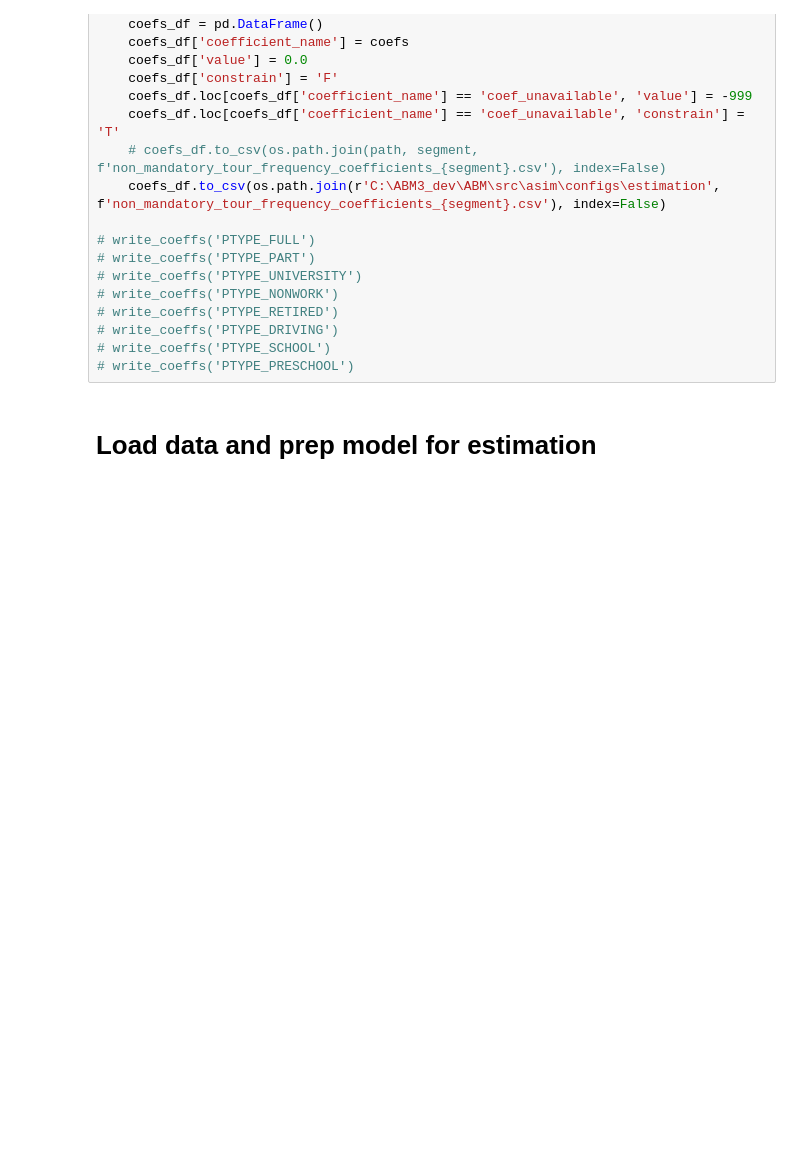
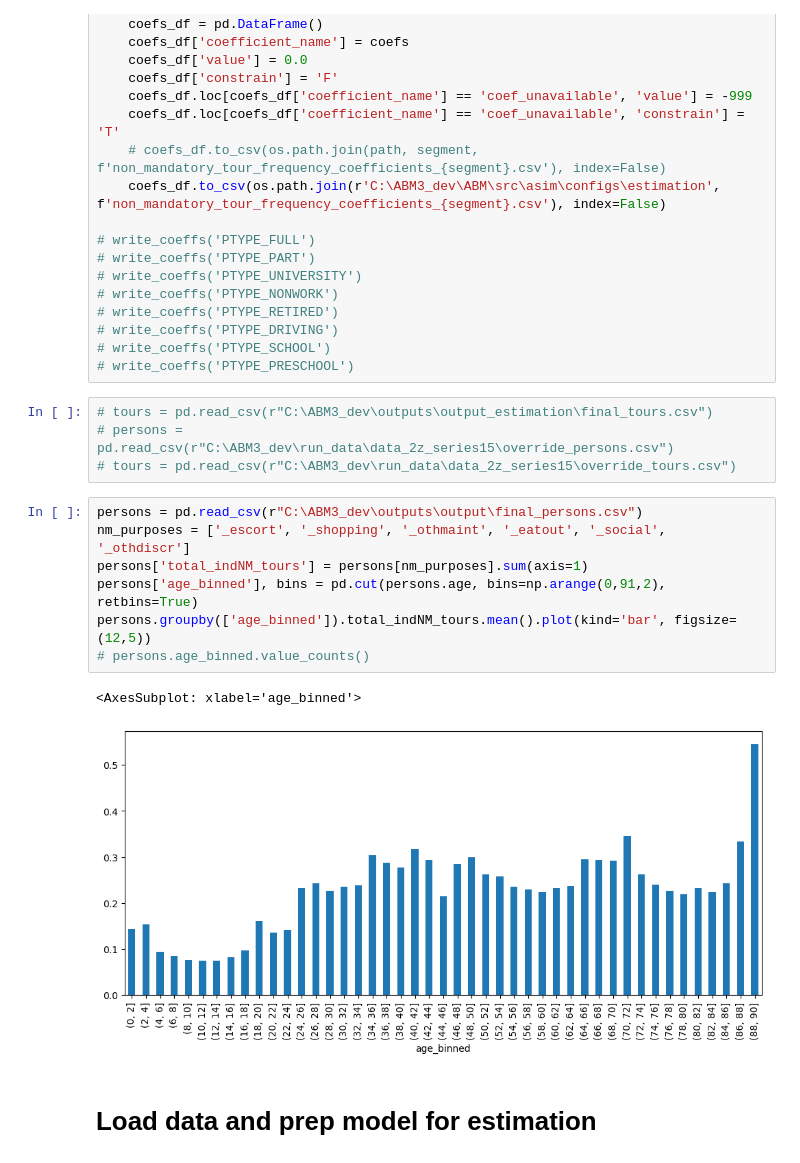
Before and after one commit to SANDAG/ABM, a Jupyter notebook: src/asim/estimation/resident/non_mand_tour_freq.ipynb, the cells around one changed output. Drawn from its saved outputs; the diff is of its cells as text; blank space fills up the shorter version.

```diff
--- a/src/asim/estimation/resident/non_mand_tour_freq.ipynb
+++ b/src/asim/estimation/resident/non_mand_tour_freq.ipynb
@@ -41,6 +43,20 @@ def write_coeffs(segment):
 # write_coeffs('PTYPE_DRIVING')
 # write_coeffs('PTYPE_SCHOOL')
 # write_coeffs('PTYPE_PRESCHOOL')
+# %%
+# tours = pd.read_csv(r"C:\ABM3_dev\outputs\output_estimation\final_tours.csv")
+# persons = pd.read_csv(r"C:\ABM3_dev\run_data\data_2z_series15\override_persons.csv")
+# tours = pd.read_csv(r"C:\ABM3_dev\run_data\data_2z_series15\override_tours.csv")
+# %%
+persons = pd.read_csv(r"C:\ABM3_dev\outputs\output\final_persons.csv")
+nm_purposes = ['_escort', '_shopping', '_othmaint', '_eatout', '_social', '_othdiscr']
+persons['total_indNM_tours'] = persons[nm_purposes].sum(axis=1)
+persons['age_binned'], bins = pd.cut(persons.age, bins=np.arange(0,91,2), retbins=True)
+persons.groupby(['age_binned']).total_indNM_tours.mean().plot(kind='bar', figsize=(12,5))
+# persons.age_binned.value_counts()
+# %% [output]
+<AxesSubplot: xlabel='age_binned'>
+[figure, added]
 # %% [markdown]
 # Load data and prep model for estimation
 # %%
```
Also changed, not shown: parts of 21 cells of this notebook, 23 other files.
